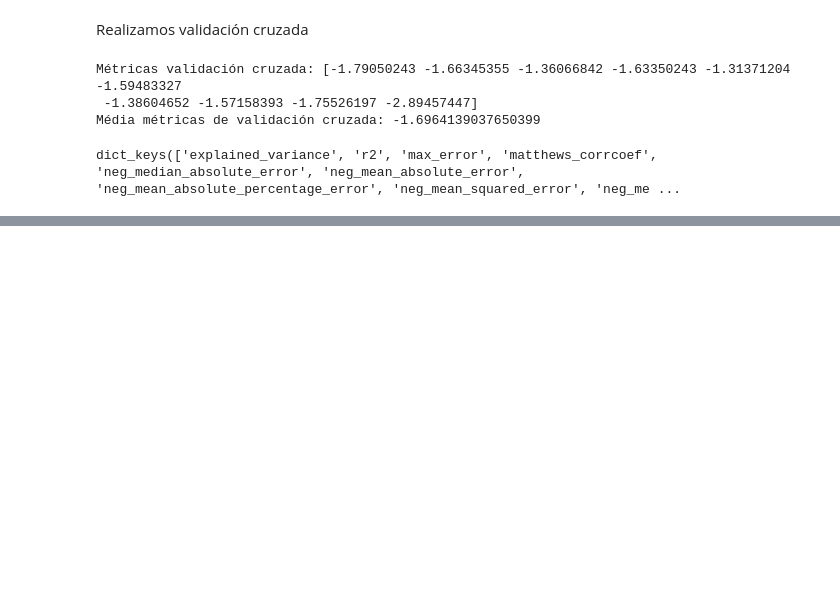
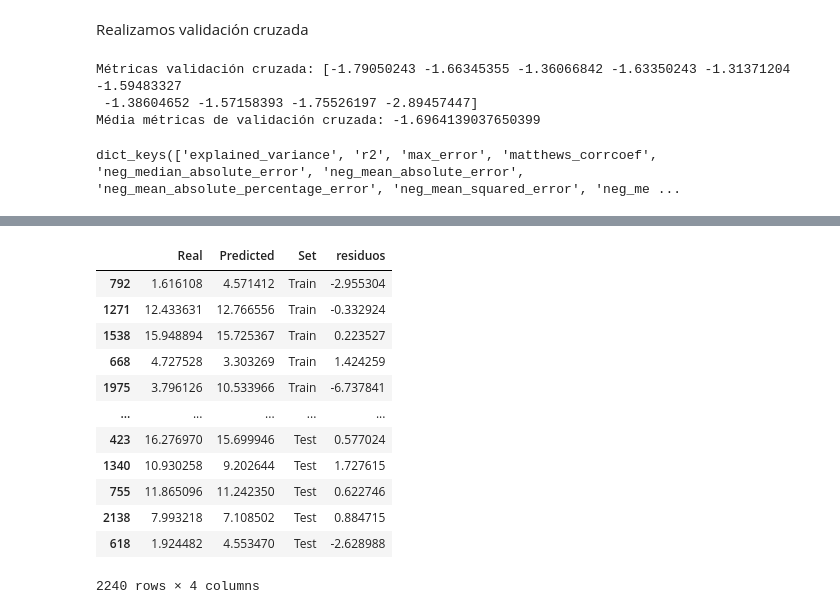
Before and after one commit to Adalab/Adalab-DA-promo-b-modulo-3-sprint-1-Chloe-Diana, a Jupyter notebook: Regresion_lineal/modulo-3-ejercicio-9-intro-regresion-lineal.ipynb, the cells around one changed output, grey strips where cells are left out. Drawn from its saved outputs; the diff is of its cells as text; code cells hidden in the pictures; blank space fills up the shorter version.

```diff
--- a/Regresion_lineal/modulo-3-ejercicio-9-intro-regresion-lineal.ipynb
+++ b/Regresion_lineal/modulo-3-ejercicio-9-intro-regresion-lineal.ipynb
@@ -230,0 +282,16 @@ cv_scores
+# %%
+resultados
+# %% [output]
+|  | Real | Predicted | Set | residuos |
+| 792 | 1.616108 | 4.571412 | Train | -2.955304 |
+| 1271 | 12.433631 | 12.766556 | Train | -0.332924 |
+| 1538 | 15.948894 | 15.725367 | Train | 0.223527 |
+| 668 | 4.727528 | 3.303269 | Train | 1.424259 |
+| 1975 | 3.796126 | 10.533966 | Train | -6.737841 |
+| ... | ... | ... | ... | ... |
+| 423 | 16.276970 | 15.699946 | Test | 0.577024 |
+| 1340 | 10.930258 | 9.202644 | Test | 1.727615 |
+| 755 | 11.865096 | 11.242350 | Test | 0.622746 |
+| 2138 | 7.993218 | 7.108502 | Test | 0.884715 |
+| 618 | 1.924482 | 4.553470 | Test | -2.628988 |
+2240 rows × 4 columns
```
Also changed, not shown: parts of 8 cells of this notebook, 1 other file.
